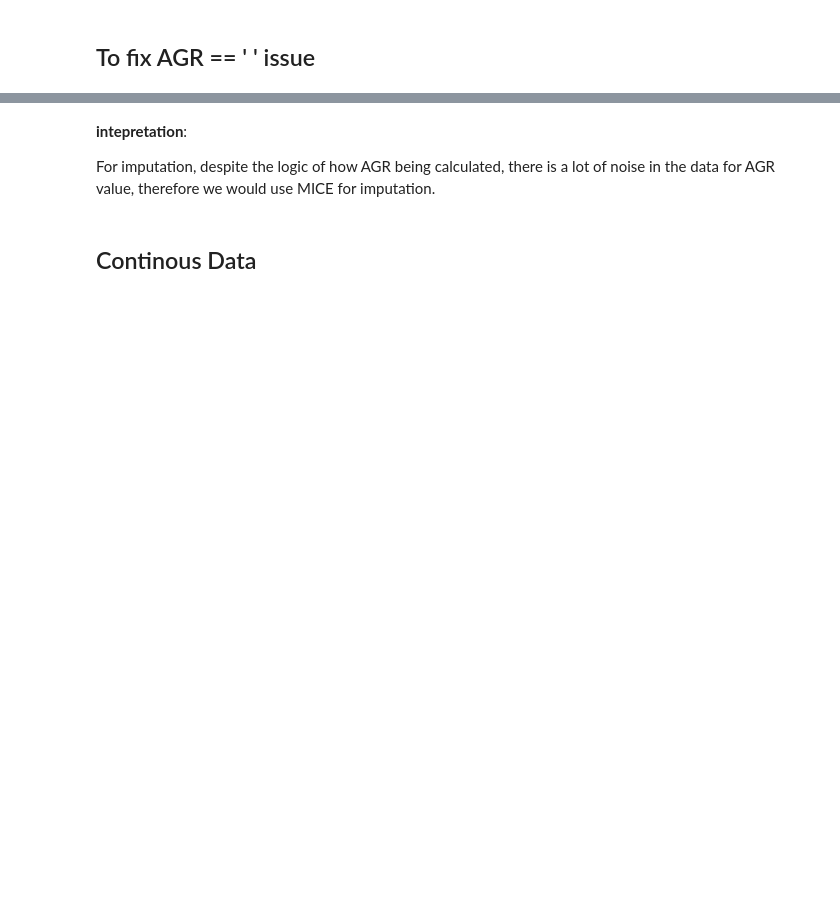
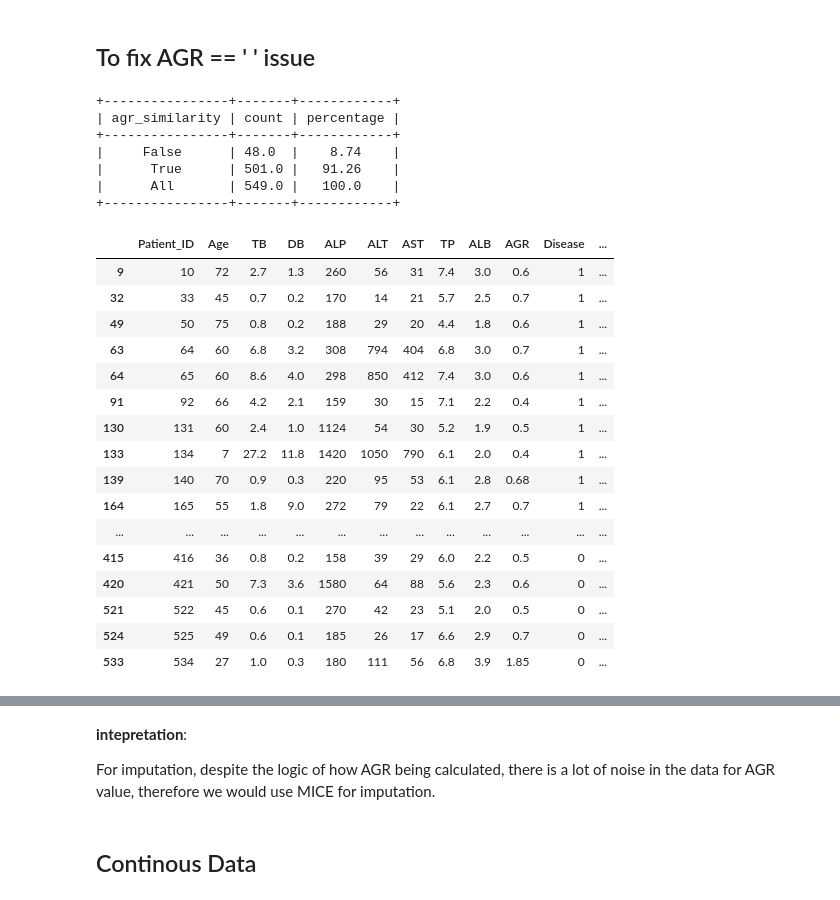
Before and after one commit to WH0102/7046_mphd, a Jupyter notebook: 22110451_assignment_4/assignment_4.ipynb, the cells around one changed output, grey strips where cells are left out. Saved outputs shown, nothing was run; the diff lists cells and outputs as text; code cells hidden in the pictures; blank space fills up the shorter version.

```diff
--- a/22110451_assignment_4/assignment_4.ipynb
+++ b/22110451_assignment_4/assignment_4.ipynb
@@ -61,14 +61,12 @@ df = df.rename(columns = column_to_be_rename)
 for column in [key for key in data_dictionary.keys() if key != "Gender"]:
     df.loc[:,column] = df.loc[:,column] - 1
 
+# To change 0 & 1 for the bmi and disease in reverse order
+for column in ["bmi", "Disease"]:
+    df.loc[:,column] = df.loc[:,column].replace({0:1, 1:0})
+
 # Print the information
 df.info()
-
-# To delete after this
-missing_df = mphd.missing_values.analyse_missing_row(df)
-df = mphd.categorical_data.label_encode(df = df, columns = "Gender", convert_numeric=True)
-df = mphd.missing_values.mice_imputation(df = df, columns = "AGR")
-# df.drop(columns = ["Patient_ID"]).to_csv(r"imputed_assignment_4.csv", index = False)
 # %% [output]
 <class 'pandas.core.frame.DataFrame'>
 RangeIndex: 553 entries, 0 to 552
@@ -158,29 +115,56 @@ missing_df
 # %%
 # Calculate the Globulin for every patient ID with globulin = tp - alb based on resource below:
 # https://www.ncbi.nlm.nih.gov/books/NBK204/#:~:text=The%20total%20globulin%20fraction%20is,of%20further%20fractionating%20serum%20proteins
 
 # To check the truthness of this on the data
 # Create a deep copy of the df with AGR not null first
 temp_df = df.query("AGR.notnull()").copy(deep = True)
 
 # Calculatet the globulin and agr_ratio
 def calculate_agr(df:pd.DataFrame, column_name:str):
     df.loc[:,column_name] = df.loc[:,"ALB"] / (df.loc[:,"TP"] - df.loc[:,"ALB"])
     return df
 
 # Calculate the approximate agr
 temp_df = calculate_agr(df = temp_df, column_name = "agr_new")
 # Check for float similarity
-temp_df.loc[:,"agr_similarity"] = temp_df.loc[:,("AGR", "agr_new",)].apply(lambda x: np.isclose(float(x[0]), x[1], rtol = 0.1), axis = 1)
+temp_df.loc[:,"agr_similarity"] = temp_df.loc[:,("AGR", "agr_new",)]\
+    .apply(lambda x: np.isclose(float(x[0]), x[1], rtol = 0.1), axis = 1)
 
 # Pivot the information
-pt = temp_df.pivot_table(index = "agr_similarity", values = "Patient_ID", aggfunc = len, margins = True).rename(columns={"Patient_ID":"count"})
+pt = temp_df.pivot_table(index = "agr_similarity", values = "Patient_ID", aggfunc = len, margins = True)\
+    .rename(columns={"Patient_ID":"count"})
 # Calculate percentage
 pt.loc[:,"percentage"] = round(pt.loc[:,"count"] / pt.loc["All", "count"] * 100, 2)
 
 print(pt.to_markdown(tablefmt = "pretty"))
 
 # Check on the not similarity result
 temp_df.query("agr_similarity == False")
+# %% [output]
++----------------+-------+------------+
+| agr_similarity | count | percentage |
++----------------+-------+------------+
+|     False      | 48.0  |    8.74    |
+|      True      | 501.0 |   91.26    |
+|      All       | 549.0 |   100.0    |
++----------------+-------+------------+
+|  | Patient_ID | Age | TB | DB | ALP | ALT | AST | TP | ALB | AGR | Disease | ... |
+| 9 | 10 | 72 | 2.7 | 1.3 | 260 | 56 | 31 | 7.4 | 3.0 | 0.6 | 1 | ... |
+| 32 | 33 | 45 | 0.7 | 0.2 | 170 | 14 | 21 | 5.7 | 2.5 | 0.7 | 1 | ... |
+| 49 | 50 | 75 | 0.8 | 0.2 | 188 | 29 | 20 | 4.4 | 1.8 | 0.6 | 1 | ... |
+| 63 | 64 | 60 | 6.8 | 3.2 | 308 | 794 | 404 | 6.8 | 3.0 | 0.7 | 1 | ... |
+| 64 | 65 | 60 | 8.6 | 4.0 | 298 | 850 | 412 | 7.4 | 3.0 | 0.6 | 1 | ... |
+| 91 | 92 | 66 | 4.2 | 2.1 | 159 | 30 | 15 | 7.1 | 2.2 | 0.4 | 1 | ... |
+| 130 | 131 | 60 | 2.4 | 1.0 | 1124 | 54 | 30 | 5.2 | 1.9 | 0.5 | 1 | ... |
+| 133 | 134 | 7 | 27.2 | 11.8 | 1420 | 1050 | 790 | 6.1 | 2.0 | 0.4 | 1 | ... |
+| 139 | 140 | 70 | 0.9 | 0.3 | 220 | 95 | 53 | 6.1 | 2.8 | 0.68 | 1 | ... |
+| 164 | 165 | 55 | 1.8 | 9.0 | 272 | 79 | 22 | 6.1 | 2.7 | 0.7 | 1 | ... |
+| ... | ... | ... | ... | ... | ... | ... | ... | ... | ... | ... | ... | ... |
+| 415 | 416 | 36 | 0.8 | 0.2 | 158 | 39 | 29 | 6.0 | 2.2 | 0.5 | 0 | ... |
+| 420 | 421 | 50 | 7.3 | 3.6 | 1580 | 64 | 88 | 5.6 | 2.3 | 0.6 | 0 | ... |
+| 521 | 522 | 45 | 0.6 | 0.1 | 270 | 42 | 23 | 5.1 | 2.0 | 0.5 | 0 | ... |
+| 524 | 525 | 49 | 0.6 | 0.1 | 185 | 26 | 17 | 6.6 | 2.9 | 0.7 | 0 | ... |
+| 533 | 534 | 27 | 1.0 | 0.3 | 180 | 111 | 56 | 6.8 | 3.9 | 1.85 | 0 | ... |
 # %%
 # Trial to impute with calculation
```
Also changed, not shown: parts of 29 cells of this notebook, 9 other files.
